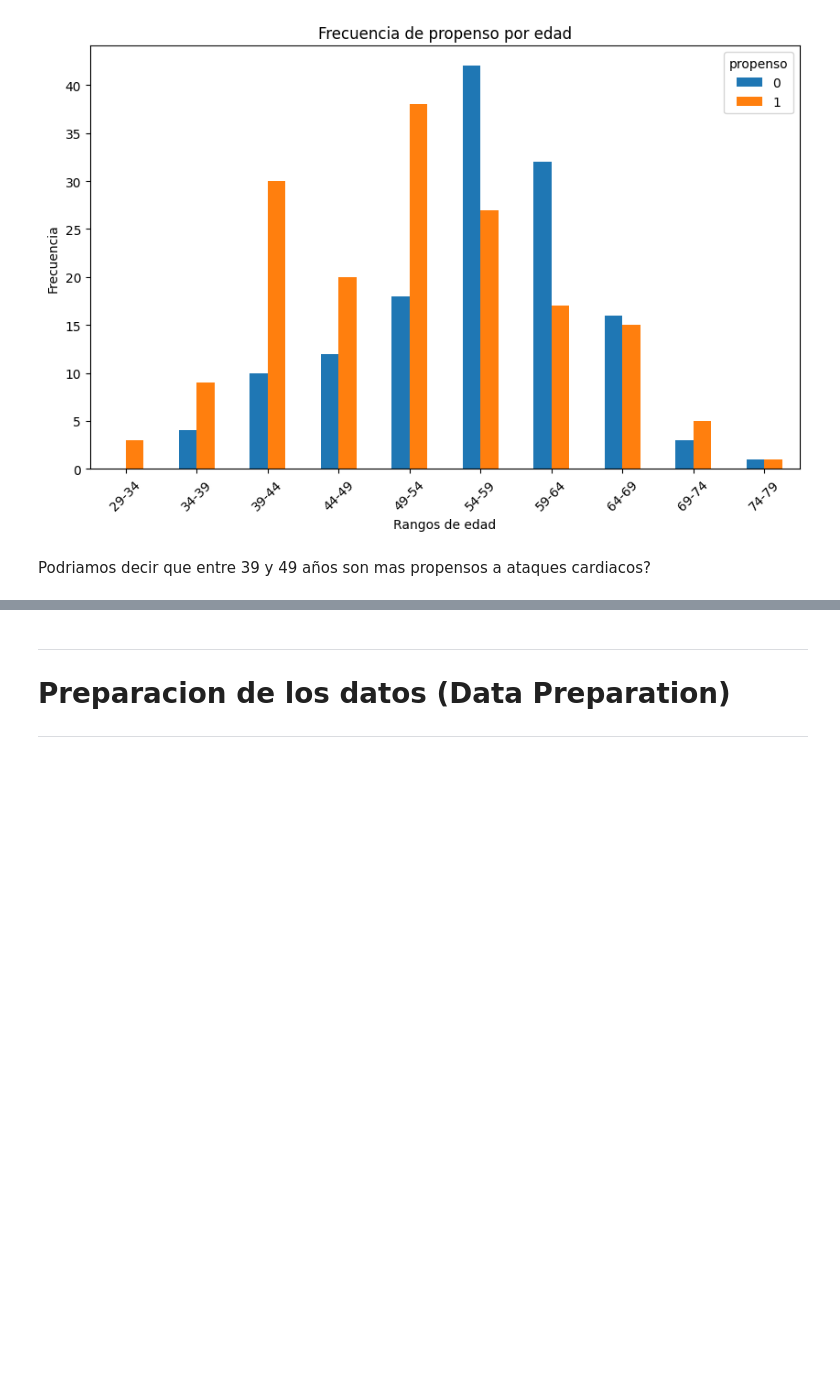
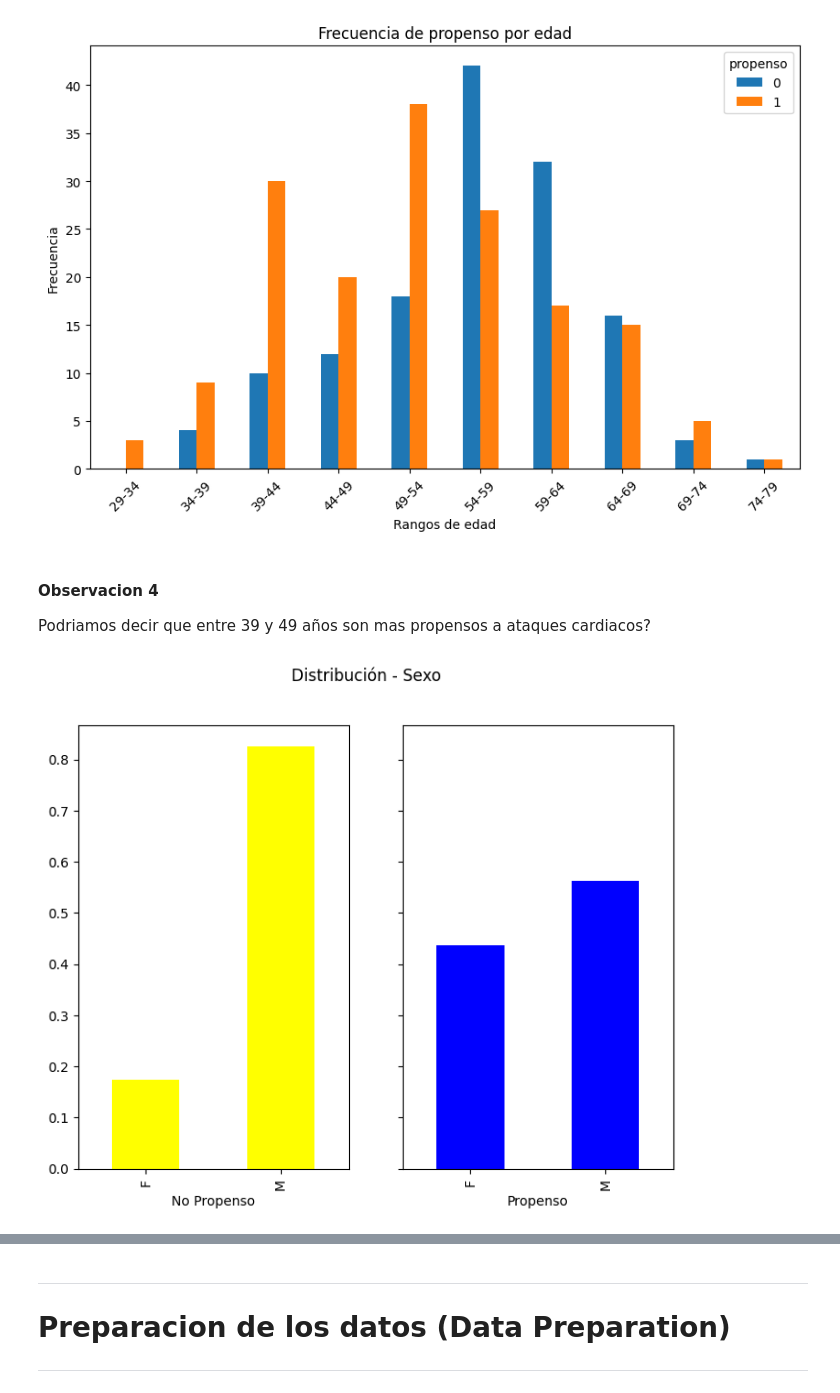
Before and after one commit to carlos1680/obligatorioML2, a Jupyter notebook: obligatorioML2.ipynb, the cells around one changed output, grey strips where cells are left out. Saved outputs shown, nothing was run; the diff lists cells and outputs as text; code cells hidden in the pictures; blank space fills up the shorter version.

```diff
--- a/obligatorioML2.ipynb
+++ b/obligatorioML2.ipynb
@@ -635,6 +635,25 @@ plt.show()
 # %% [output]
 [figure]
 # %% [markdown]
+#### Observacion 4
 Podriamos decir que entre 39 y 49 años son mas propensos a ataques cardiacos?
-# %%
-df_heart.columns = ['edad', 'sexo','tipo_dolor','presion_arterial_reposo','colesterol','azucar_en_sangre','res_electrocardiograficos','frec_cardiaca_max','angina_ind_ejercicio','pico_anterior','pend_frec_ejercicio','num_vasos','estado_corazon','propenso']
+# %%
+# Relacion de propensos y no propensos segun sexo
+fig, (ax, ax2) = plt.subplots(1, 2, figsize=(8, 6), sharey=True)
+fig.suptitle('Distribución - Sexo')
+(df_heart[df_heart['propenso'] == 0]['sexo']
+ .value_counts(1)
+ .sort_index()
+ .plot(ax=ax, kind='bar', color="yellow"))
+ax.set_xlabel('No Propenso', size=10)
+ax.set_xticklabels(["F", 'M'])
+
+(df_heart[df_heart['propenso'] == 1]['sexo']
+ .value_counts(1)
+ .sort_index()
+ .plot(ax=ax2, kind='bar', color="blue"))
+ax2.set_xlabel('Propenso', size=10)
+ax2.set_xticklabels(["F", 'M'])
+plt.show()
+# %% [output]
+[figure, added]
```
Also changed, not shown: parts of 8 cells of this notebook.
